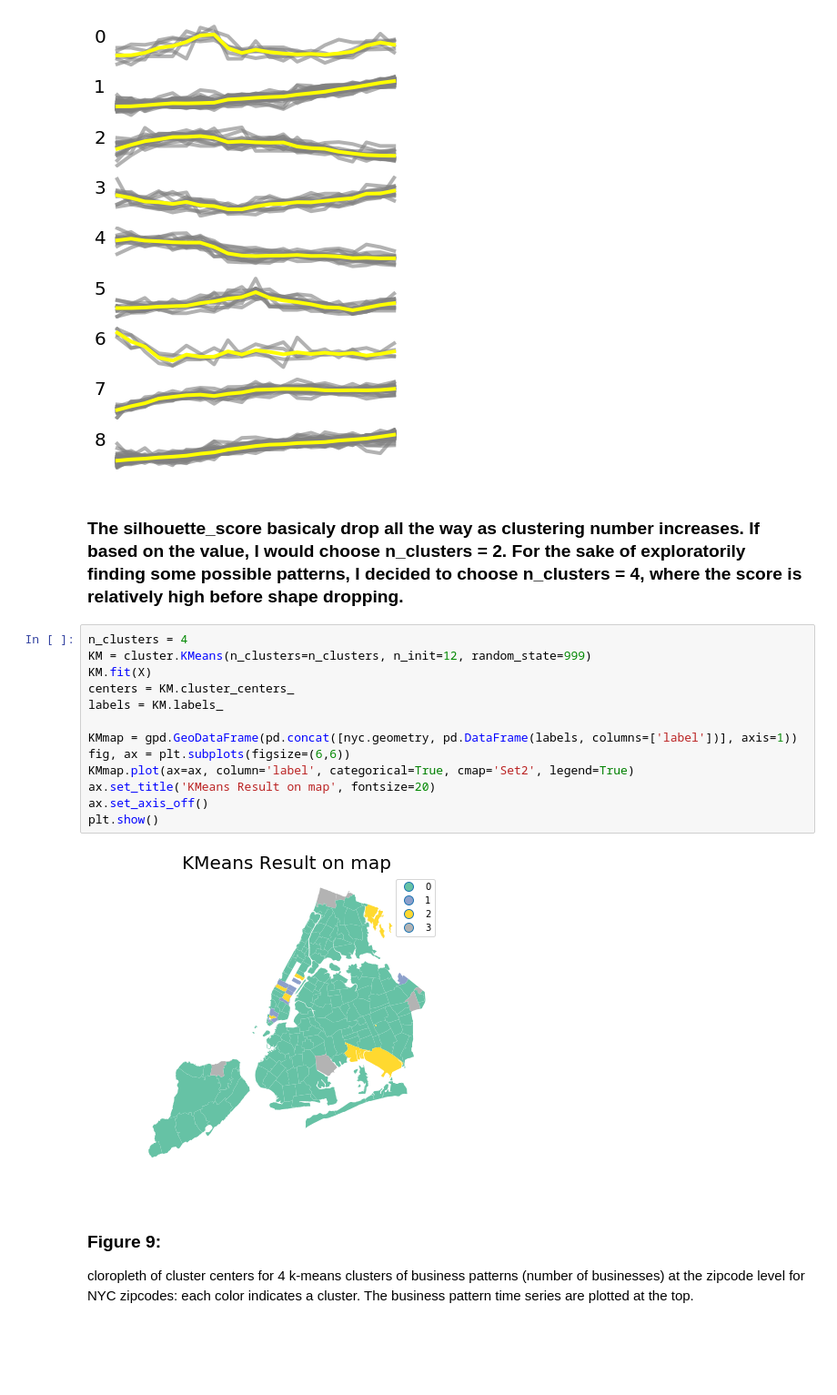
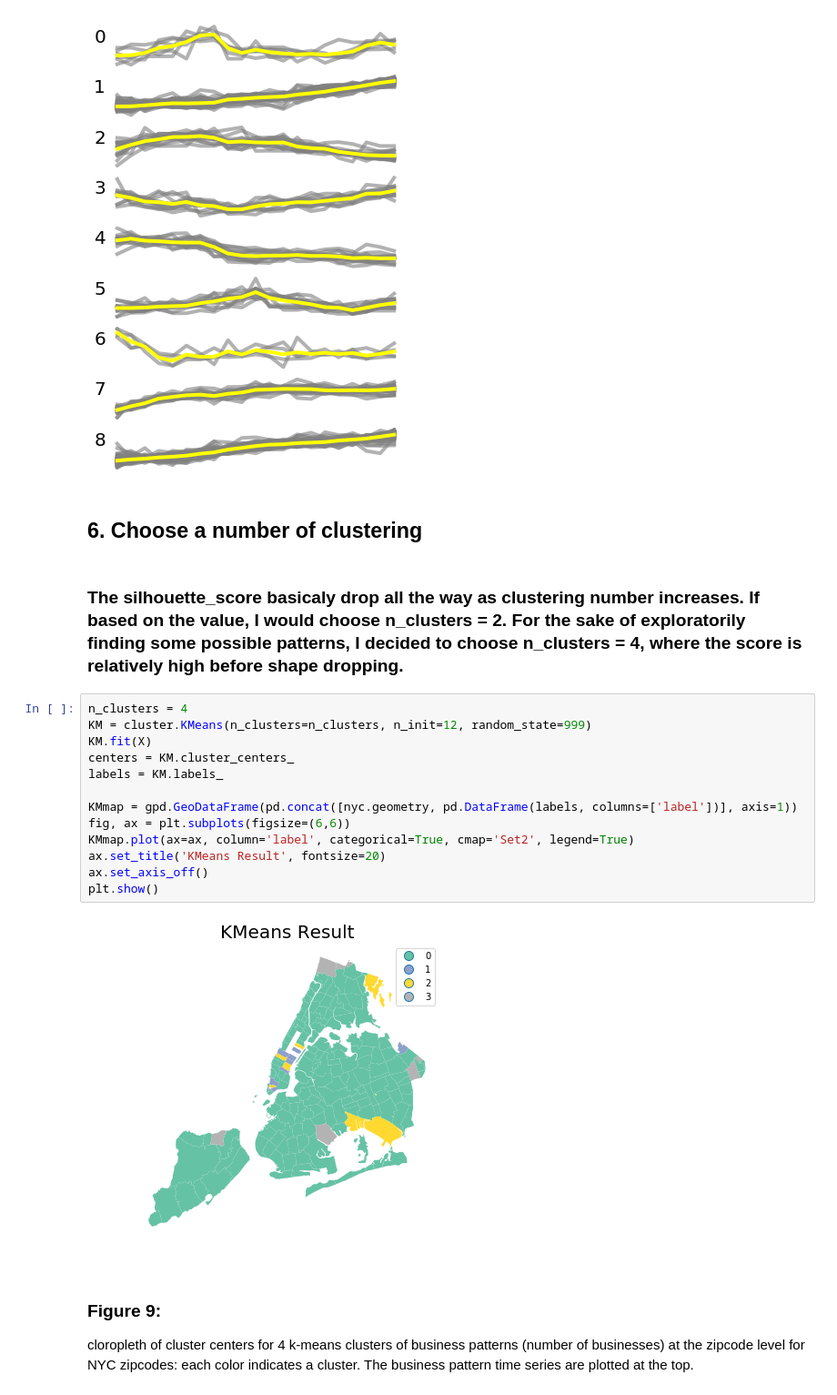
Before and after one commit to lingyielia/PUI2017_lz1714, a Jupyter notebook: HW11_lz1714/HW11_Assignment1.ipynb, the cells around one changed output. Shown: that part at 91% size. Cells and saved outputs as stored; diff of their text form; blank space fills up the shorter version.

```diff
--- a/HW11_lz1714/HW11_Assignment1.ipynb
+++ b/HW11_lz1714/HW11_Assignment1.ipynb
@@ -280,23 +272,25 @@ plotting_km_cluster(9)
 Number of cluster: 9
 Figure 8. Business pattern time series
 [figure]
+# %% [markdown]
+## 6. Choose a number of clustering
 # %% [markdown]
 ### The silhouette_score basicaly drop all the way as clustering number increases. If based on the value, I would choose n_clusters = 2. For the sake of exploratorily finding some possible patterns, I decided to choose n_clusters = 4, where the score is relatively high before shape dropping.
 # %%
 n_clusters = 4
 KM = cluster.KMeans(n_clusters=n_clusters, n_init=12, random_state=999)
 KM.fit(X)
 centers = KM.cluster_centers_
 labels = KM.labels_
 
 KMmap = gpd.GeoDataFrame(pd.concat([nyc.geometry, pd.DataFrame(labels, columns=['label'])], axis=1))
 fig, ax = plt.subplots(figsize=(6,6))
 KMmap.plot(ax=ax, column='label', categorical=True, cmap='Set2', legend=True)
-ax.set_title('KMeans Result on map', fontsize=20)
+ax.set_title('KMeans Result', fontsize=20)
 ax.set_axis_off()
 plt.show()
 # %% [output]
-[figure, old version]
+[figure, new version]
 # %% [markdown]
 ### Figure 9:
 cloropleth of  cluster centers for 4 k-means clusters of business patterns (number of businesses) at the zipcode level for NYC zipcodes: each color indicates a cluster. The business pattern time series are plotted at the top.
```
Also changed, not shown: parts of 13 cells of this notebook.
